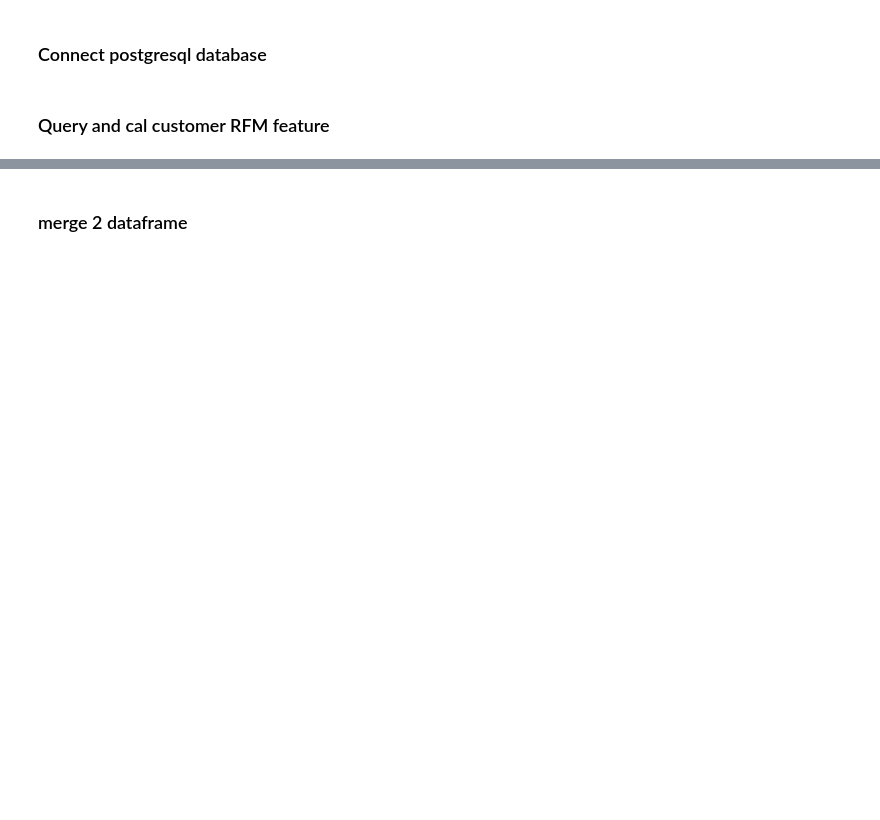
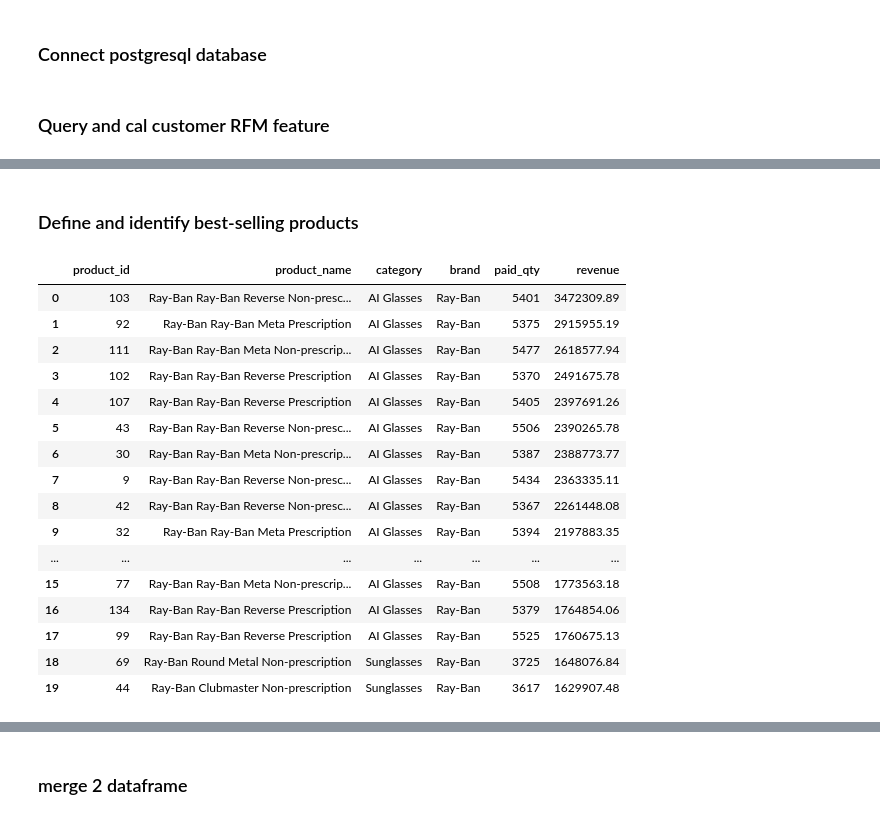
Before and after one commit to kuaiquchifan/eyewear-sales-analytics, a Jupyter notebook: 5-sale-predict/5-4-popular-product-sale-amount-monthly-predict-v2-blend.ipynb, the cells around one changed output, grey strips where cells are left out. Drawn from its saved outputs; the diff is of its cells as text; code cells hidden in the pictures; blank space fills up the shorter version.

```diff
--- a/5-sale-predict/5-4-popular-product-sale-amount-monthly-predict-v2-blend.ipynb
+++ b/5-sale-predict/5-4-popular-product-sale-amount-monthly-predict-v2-blend.ipynb
@@ -212,0 +232,55 @@ df_sale_amount_monthly.columns
+# %% [markdown]
+### Define and identify best-selling products
+# %%
+# 热销定义：按历史付费销量 或 销售额 排名
+# 建议只用训练集时间段选 Top-N，避免用到测试期信息（更严谨）
+TOP_N = 20
+# 可以根据需求选择按销售金额或销售数量来排名
+RANK_BY = "revenue"
+
+popular_product_sql = f"""
+WITH product_stats AS (
+    SELECT
+        oi.product_id,
+        COALESCE(p.product_name, oi.product_name) AS product_name,
+        p.category,
+        p.brand,
+        SUM(CASE WHEN oi.line_price_after_tax > 0 THEN oi.quantity ELSE 0 END) AS paid_qty,
+        SUM(oi.line_price_after_tax) AS revenue
+    FROM "Order" o
+    JOIN "OrderItem" oi ON o.order_id = oi.order_id
+    LEFT JOIN "ProductInfo" p ON oi.product_id = p.product_id
+    WHERE o.order_status IN ('Completed', 'Shipped')
+      AND o.order_date IS NOT NULL
+      -- 更严谨：只用训练期，例如 2024-06 及以前
+      -- AND to_char(o.order_date, 'YYYY-MM') < '2024-07-01'
+      AND p.category <> 'Accessory'
+    GROUP BY oi.product_id, COALESCE(p.product_name, oi.product_name), p.category, p.brand
+)
+SELECT *
+FROM product_stats
+ORDER BY {"revenue" if RANK_BY == "revenue" else "paid_qty"} DESC
+LIMIT {TOP_N}
+"""
+
+df_popular = pd.read_sql(popular_product_sql, engine)
+popular_ids = df_popular["product_id"].tolist()
+df_popular
+# %% [output]
+|  | product_id | product_name | category | brand | paid_qty | revenue |
+| 0 | 103 | Ray-Ban Ray-Ban Reverse Non-presc... | AI Glasses | Ray-Ban | 5401 | 3472309.89 |
+| 1 | 92 | Ray-Ban Ray-Ban Meta Prescription | AI Glasses | Ray-Ban | 5375 | 2915955.19 |
+| 2 | 111 | Ray-Ban Ray-Ban Meta Non-prescrip... | AI Glasses | Ray-Ban | 5477 | 2618577.94 |
+| 3 | 102 | Ray-Ban Ray-Ban Reverse Prescription | AI Glasses | Ray-Ban | 5370 | 2491675.78 |
+| 4 | 107 | Ray-Ban Ray-Ban Reverse Prescription | AI Glasses | Ray-Ban | 5405 | 2397691.26 |
+| 5 | 43 | Ray-Ban Ray-Ban Reverse Non-presc... | AI Glasses | Ray-Ban | 5506 | 2390265.78 |
+| 6 | 30 | Ray-Ban Ray-Ban Meta Non-prescrip... | AI Glasses | Ray-Ban | 5387 | 2388773.77 |
+| 7 | 9 | Ray-Ban Ray-Ban Reverse Non-presc... | AI Glasses | Ray-Ban | 5434 | 2363335.11 |
+| 8 | 42 | Ray-Ban Ray-Ban Reverse Non-presc... | AI Glasses | Ray-Ban | 5367 | 2261448.08 |
+| 9 | 32 | Ray-Ban Ray-Ban Meta Prescription | AI Glasses | Ray-Ban | 5394 | 2197883.35 |
+| ... | ... | ... | ... | ... | ... | ... |
+| 15 | 77 | Ray-Ban Ray-Ban Meta Non-prescrip... | AI Glasses | Ray-Ban | 5508 | 1773563.18 |
+| 16 | 134 | Ray-Ban Ray-Ban Reverse Prescription | AI Glasses | Ray-Ban | 5379 | 1764854.06 |
+| 17 | 99 | Ray-Ban Ray-Ban Reverse Prescription | AI Glasses | Ray-Ban | 5525 | 1760675.13 |
+| 18 | 69 | Ray-Ban Round Metal Non-prescription | Sunglasses | Ray-Ban | 3725 | 1648076.84 |
+| 19 | 44 | Ray-Ban Clubmaster Non-prescription | Sunglasses | Ray-Ban | 3617 | 1629907.48 |
```
Also changed, not shown: parts of 68 cells of this notebook.
